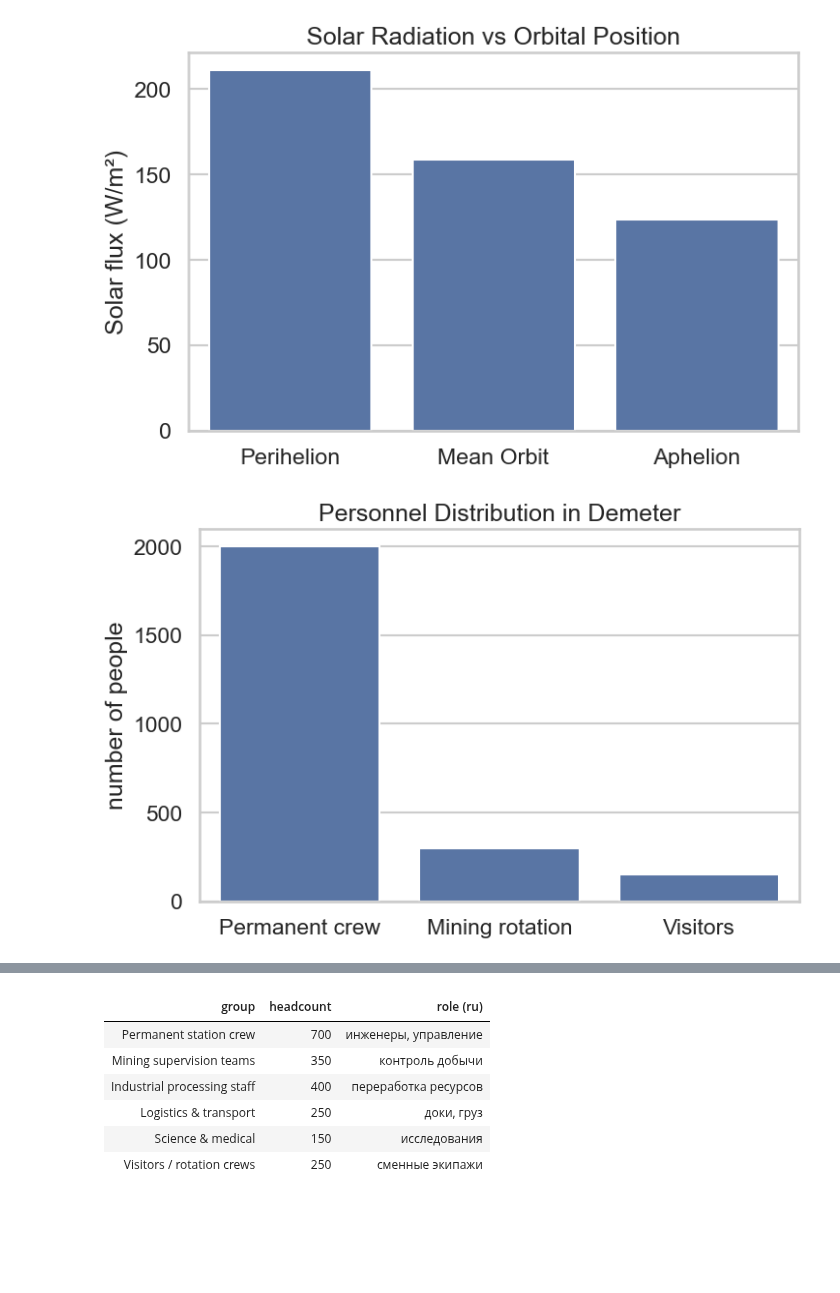
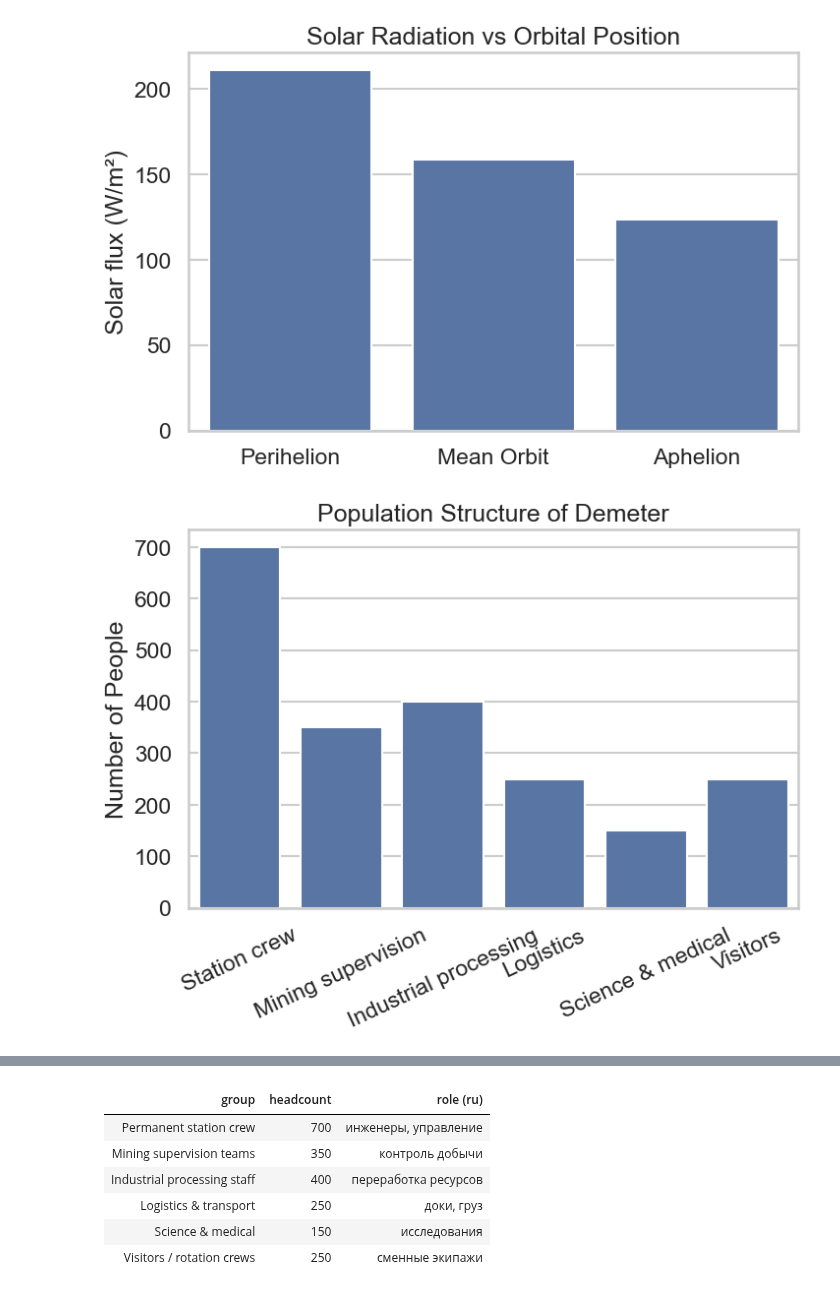
Before and after one commit to DomiStjls/FI-YD, a Jupyter notebook: notebooks/visual.ipynb, the cells around one changed output, grey strips where cells are left out. Drawn from its saved outputs; the diff is of its cells as text; code cells hidden in the pictures; blank space fills up the shorter version.

```diff
--- a/notebooks/visual.ipynb
+++ b/notebooks/visual.ipynb
@@ -29,16 +78,19 @@ plt.show()
 # %% [output]
 [figure]
 # %%
-people = pd.DataFrame({
-"group":["Permanent crew","Mining rotation","Visitors"],
-"persons":[2000,300,150]# TODO вот сюда надо пропускную способность
+pop_df = pd.DataFrame({
+    "Group": list(POPULATION.keys()),
+    "People": list(POPULATION.values())
 })
 
 plt.figure(figsize=(8,5))
-sns.barplot(data=people,x="group",y="persons")
-plt.title("Personnel Distribution in Demeter")
-plt.ylabel("number of people")
+sns.barplot(data=pop_df, x="Group", y="People")
+
+plt.title("Population Structure of Demeter")
+plt.ylabel("Number of People")
 plt.xlabel("")
+plt.xticks(rotation=25)
+
 plt.show()
 # %% [output]
-[figure, old version]
+[figure, new version]
```
Also changed, not shown: parts of 9 cells of this notebook.
